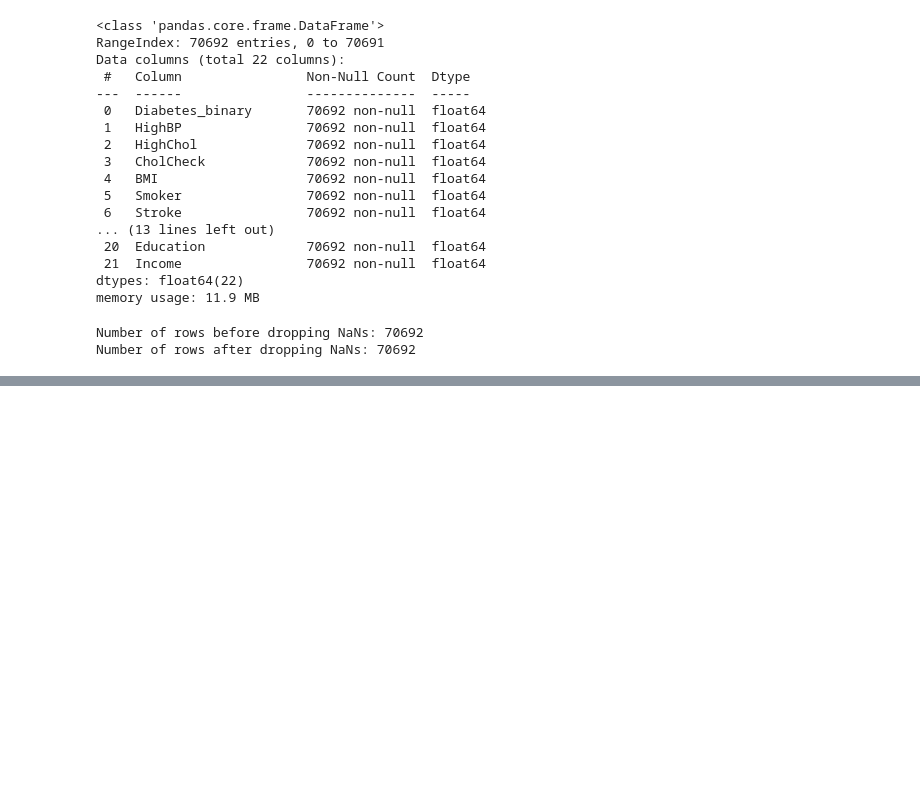
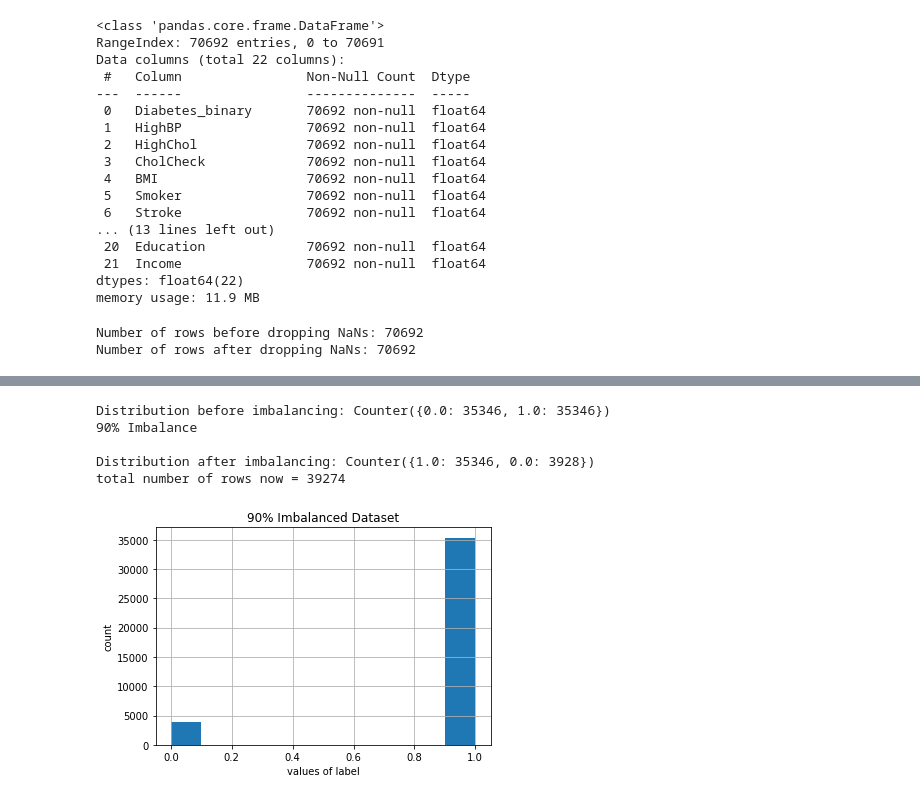
Before and after one commit to sa21262/datascience22, a Jupyter notebook: Assignment21a/diabetes_binary_5050split_health_indicators_BRFSS2015.ipynb, the cells around one changed output, grey strips where cells are left out. Cells and saved outputs as stored; diff of their text form; code cells hidden in the pictures; blank space fills up the shorter version.

```diff
--- a/Assignment21a/diabetes_binary_5050split_health_indicators_BRFSS2015.ipynb
+++ b/Assignment21a/diabetes_binary_5050split_health_indicators_BRFSS2015.ipynb
@@ -78,0 +155,27 @@ Number of rows after dropping NaNs: 70692
+# %%
+print(f'Distribution before imbalancing: {Counter(y)}')
+print ('90% Imbalance \n' ) # number of 1's are 90% of the total lenght of column class
+X3, y3 = make_imbalance(x, y,
+                              sampling_strategy={0: 3928, 1: 35346},
+                              random_state=42)
+print(f'Distribution after imbalancing: {Counter(y3)}')
+
+print ('total number of rows now =', len(y3))
+# %% [output]
+Distribution before imbalancing: Counter({0.0: 35346, 1.0: 35346})
+90% Imbalance
+
+Distribution after imbalancing: Counter({1.0: 35346, 0.0: 3928})
+total number of rows now = 39274
+# %%
+histogram4=y3.hist() # 90% are 1's
+
+fig = histogram4.get_figure()
+
+pl.title("90% Imbalanced Dataset")
+pl.xlabel("values of label")
+pl.ylabel("count")
+
+fig.savefig('Imbalanced3 90 perc.pdf')
+# %% [output]
+[figure, added]
```
Also changed, not shown: parts of 7 cells of this notebook.
